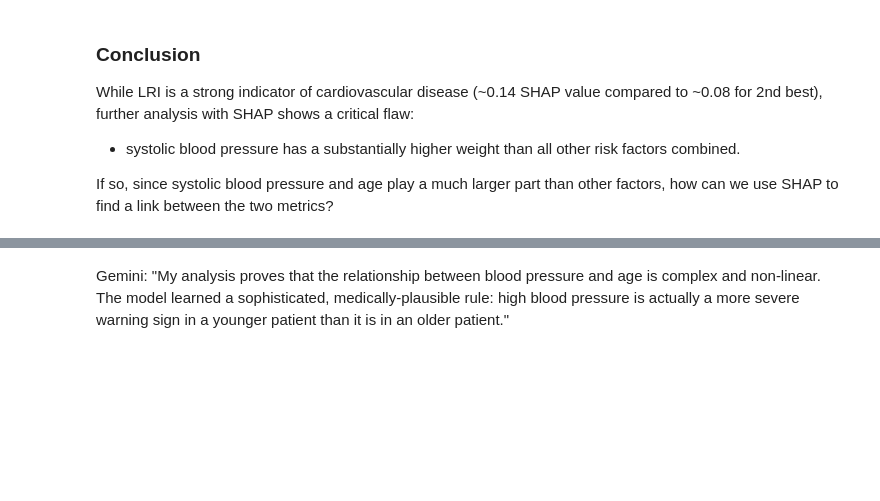
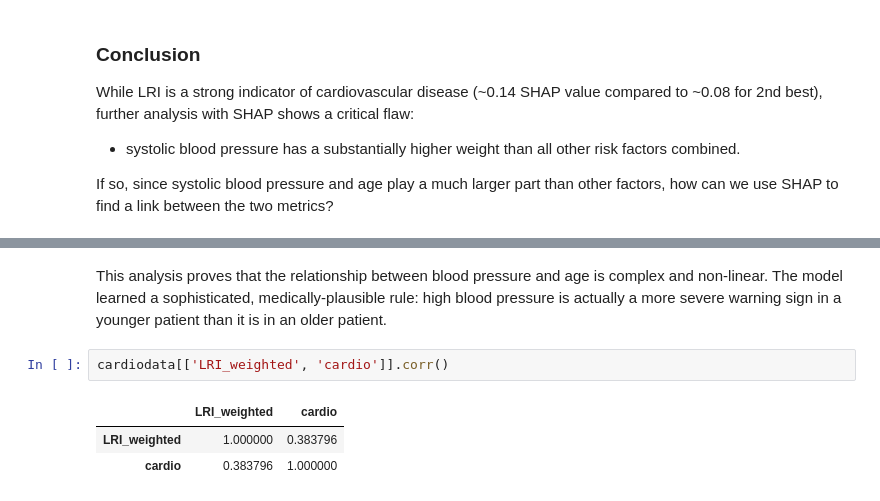
Before and after one commit to DCHAI003/IE0005, a Jupyter notebook: CardioVascular.ipynb, the cells around one changed output, grey strips where cells are left out. Saved outputs shown, nothing was run; the diff lists cells and outputs as text; blank space fills up the shorter version.

```diff
--- a/CardioVascular.ipynb
+++ b/CardioVascular.ipynb
@@ -565,2 +577,8 @@ The COLOR shows the 'age_years' of that patient.
 # %% [markdown]
-Gemini: "My analysis proves that the relationship between blood pressure and age is complex and non-linear. The model learned a sophisticated, medically-plausible rule: high blood pressure is actually a more severe warning sign in a younger patient than it is in an older patient."
+This analysis proves that the relationship between blood pressure and age is complex and non-linear. The model learned a sophisticated, medically-plausible rule: high blood pressure is actually a more severe warning sign in a younger patient than it is in an older patient.
+# %%
+cardiodata[['LRI_weighted', 'cardio']].corr()
+# %% [output]
+|  | LRI_weighted | cardio |
+| LRI_weighted | 1.000000 | 0.383796 |
+| cardio | 0.383796 | 1.000000 |
```
Also changed, not shown: parts of 10 cells of this notebook, 1 other file.
